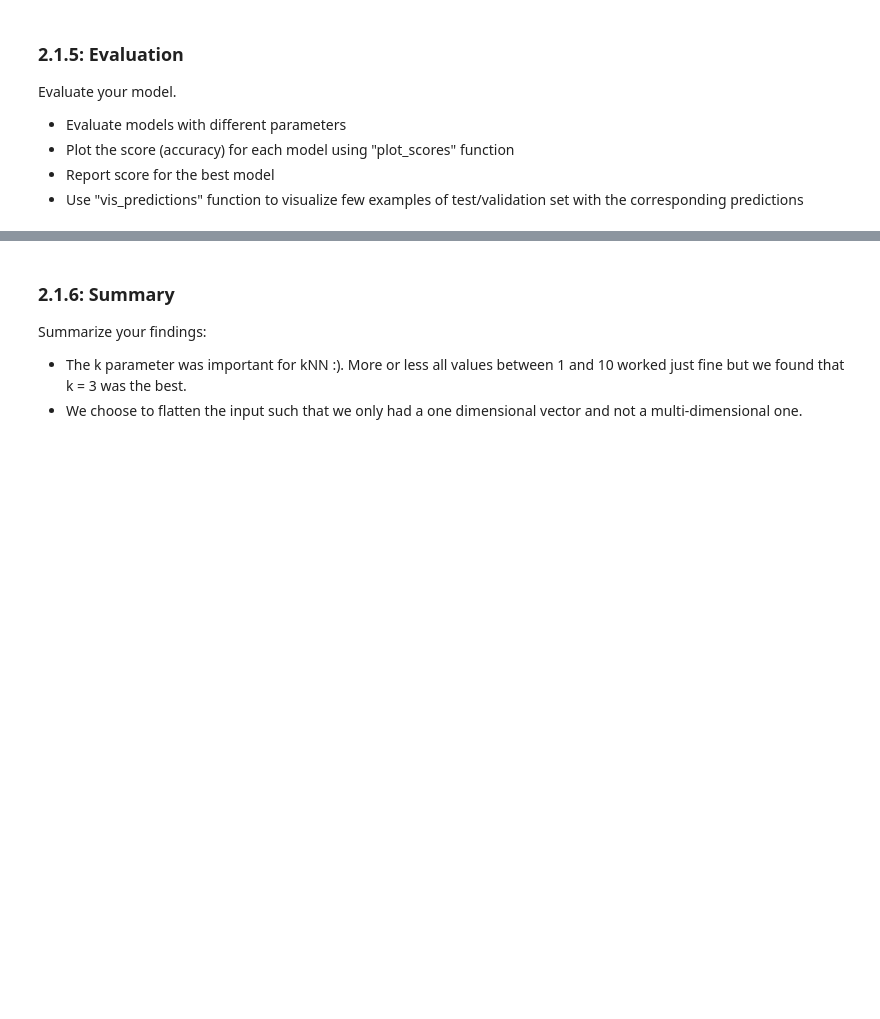
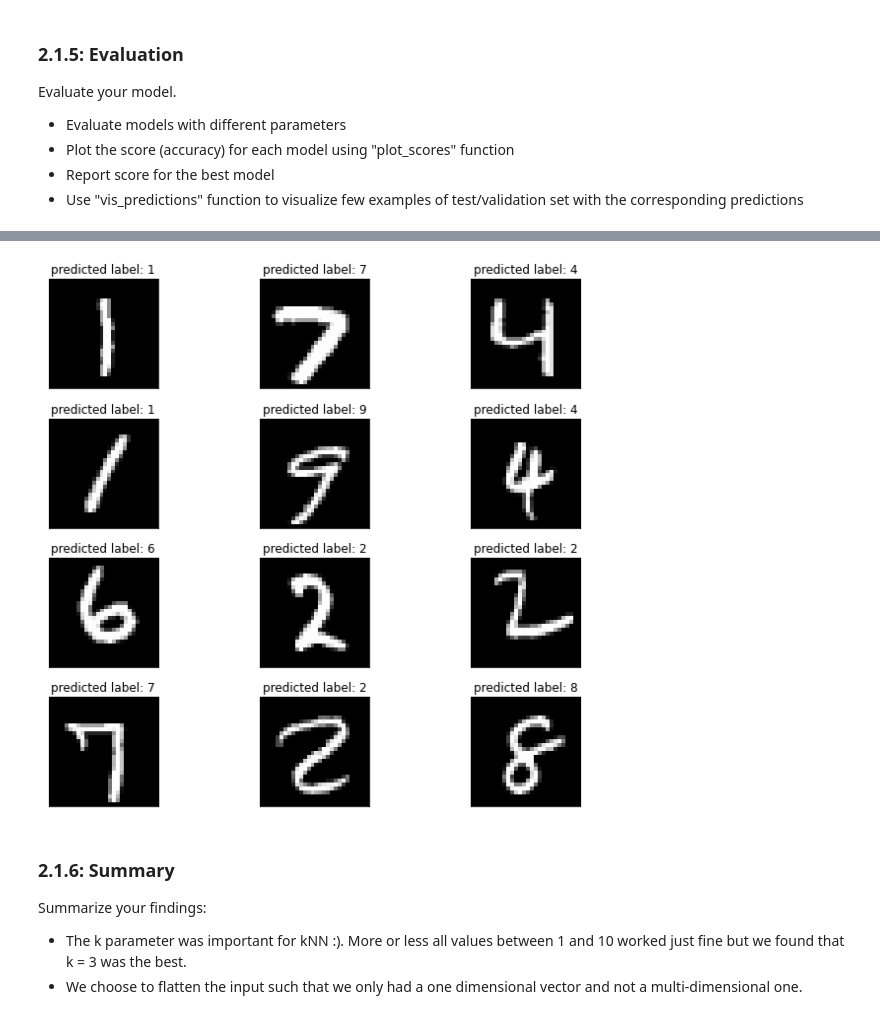
Before and after one commit to MaLoefUDS/MachineLearningInCybersecurity, a Jupyter notebook: task01/2021_10_29_Task_01.ipynb, the cells around one changed output, grey strips where cells are left out. Drawn from its saved outputs; the diff is of its cells as text; code cells hidden in the pictures; blank space fills up the shorter version.

```diff
--- a/task01/2021_10_29_Task_01.ipynb
+++ b/task01/2021_10_29_Task_01.ipynb
@@ -431,3 +363,12 @@ else:
+# %%
+# Visualize the predictions
+
+x_test_flat = flatten_input_pixels(x_test)
+
+prediction = models[best_k_index].predict(x_test_flat)
+vis_predictions(x_test_flat, prediction, len(x_test_flat))
+# %% [output]
+[figure, added]
 # %% [markdown]
 ### 2.1.6: Summary
 
```
Also changed, not shown: parts of 29 cells of this notebook, 1 other file.
